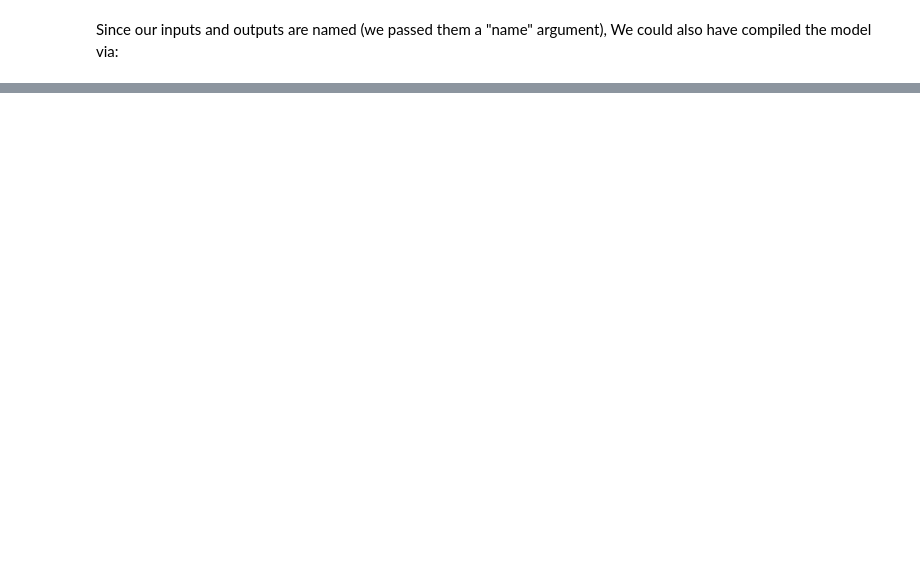
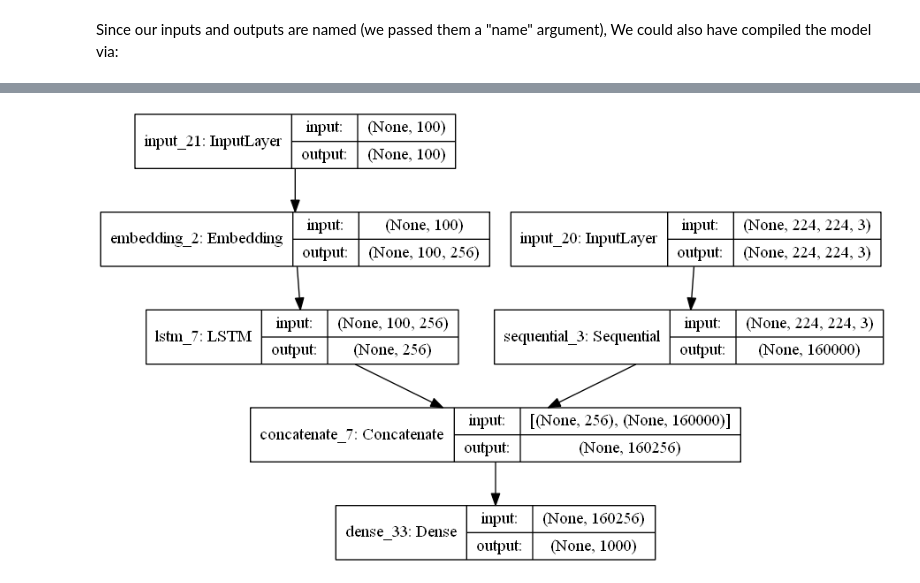
Before and after one commit to LinuxAI-PKU/ml-workspace, a Jupyter notebook: using-keras-functional-api-for-complex-architectures/using-keras-functional-api-for-complex-deep-learning-architectures.ipynb, the cells around one changed output, grey strips where cells are left out. Drawn from its saved outputs; the diff is of its cells as text; code cells hidden in the pictures; blank space fills up the shorter version.

```diff
--- a/using-keras-functional-api-for-complex-architectures/using-keras-functional-api-for-complex-deep-learning-architectures.ipynb
+++ b/using-keras-functional-api-for-complex-architectures/using-keras-functional-api-for-complex-deep-learning-architectures.ipynb
@@ -753,0 +787,5 @@ model.fit({'main_input': headline_data, 'aux_input': additional_data},
+# %%
+from IPython.display import Image
+Image(filename='images/visual_question_answering.png')
+# %% [output]
+[figure, added]
```
Also changed, not shown: parts of 52 cells of this notebook, 13 other files.
